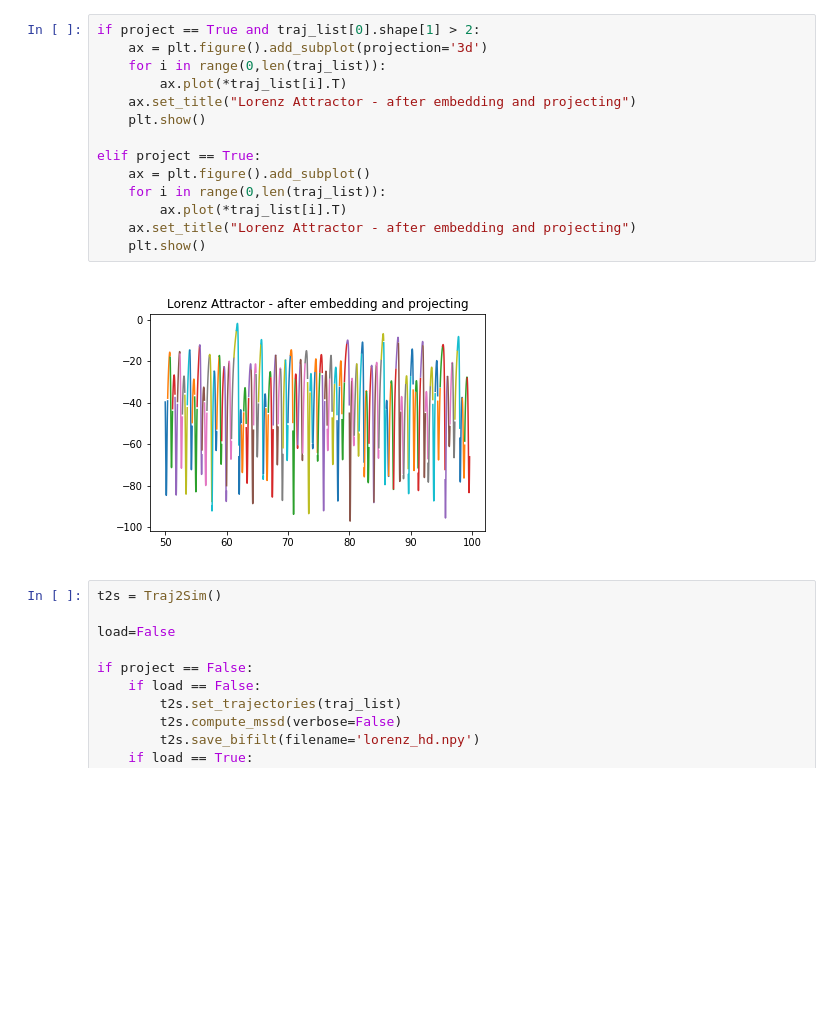
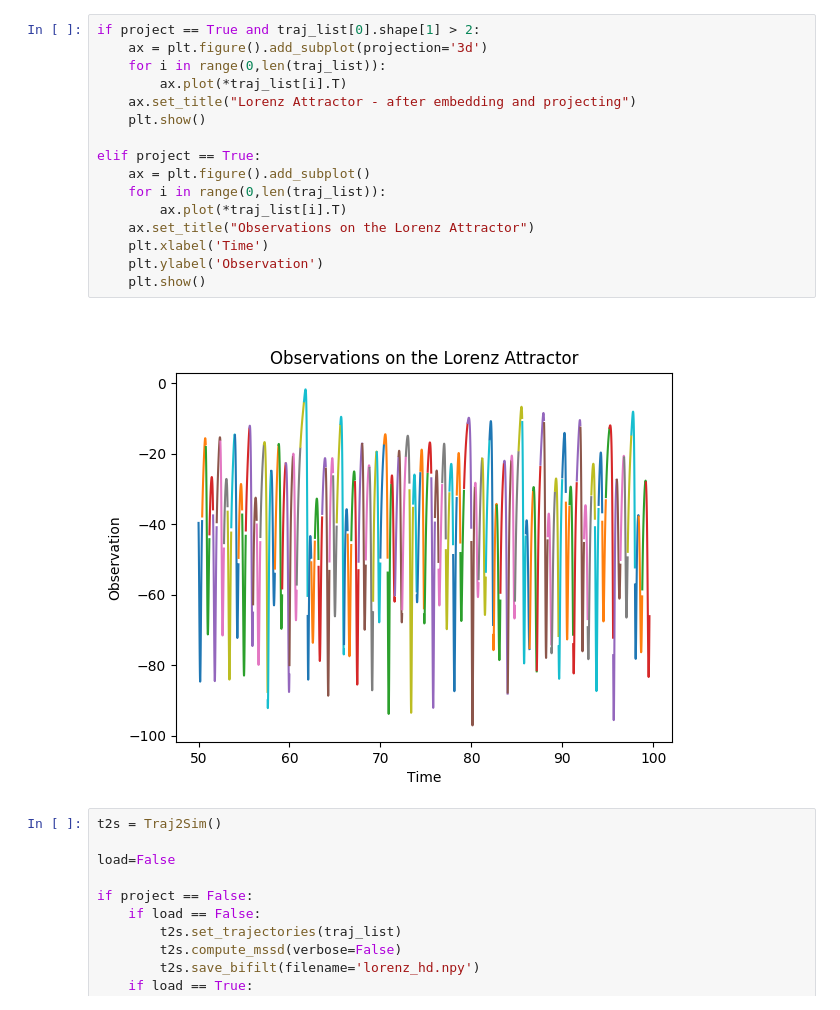
Before and after one commit to Mishalassif/Traj2Phase, a Jupyter notebook: examples/lorenz/lorenz_attractor_hd.ipynb, the cells around one changed output. Drawn from its saved outputs; the diff is of its cells as text; blank space fills up the shorter version.

```diff
--- a/examples/lorenz/lorenz_attractor_hd.ipynb
+++ b/examples/lorenz/lorenz_attractor_hd.ipynb
@@ -123,19 +121,21 @@ Trajectory shape after embedding and projecting:
 # %%
 if project == True and traj_list[0].shape[1] > 2:
     ax = plt.figure().add_subplot(projection='3d')
     for i in range(0,len(traj_list)):
         ax.plot(*traj_list[i].T)
     ax.set_title("Lorenz Attractor - after embedding and projecting")
     plt.show()
 
 elif project == True:
     ax = plt.figure().add_subplot()
     for i in range(0,len(traj_list)):
         ax.plot(*traj_list[i].T)
-    ax.set_title("Lorenz Attractor - after embedding and projecting")
+    ax.set_title("Observations on the Lorenz Attractor")
+    plt.xlabel('Time')
+    plt.ylabel('Observation')
     plt.show()
 # %% [output]
-[figure, old version]
+[figure, new version]
 # %%
 t2s = Traj2Sim()
 
```
Also changed, not shown: parts of 4 cells of this notebook, 46 other files.
